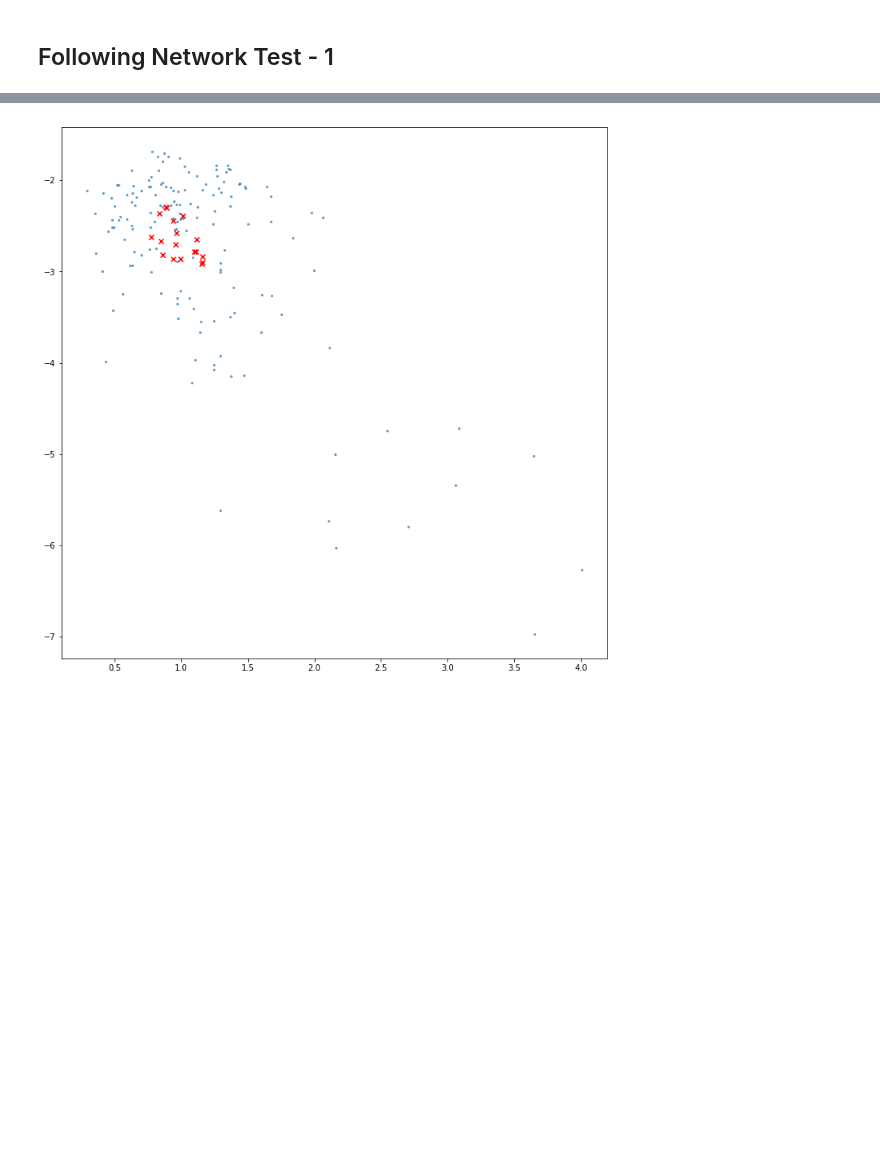
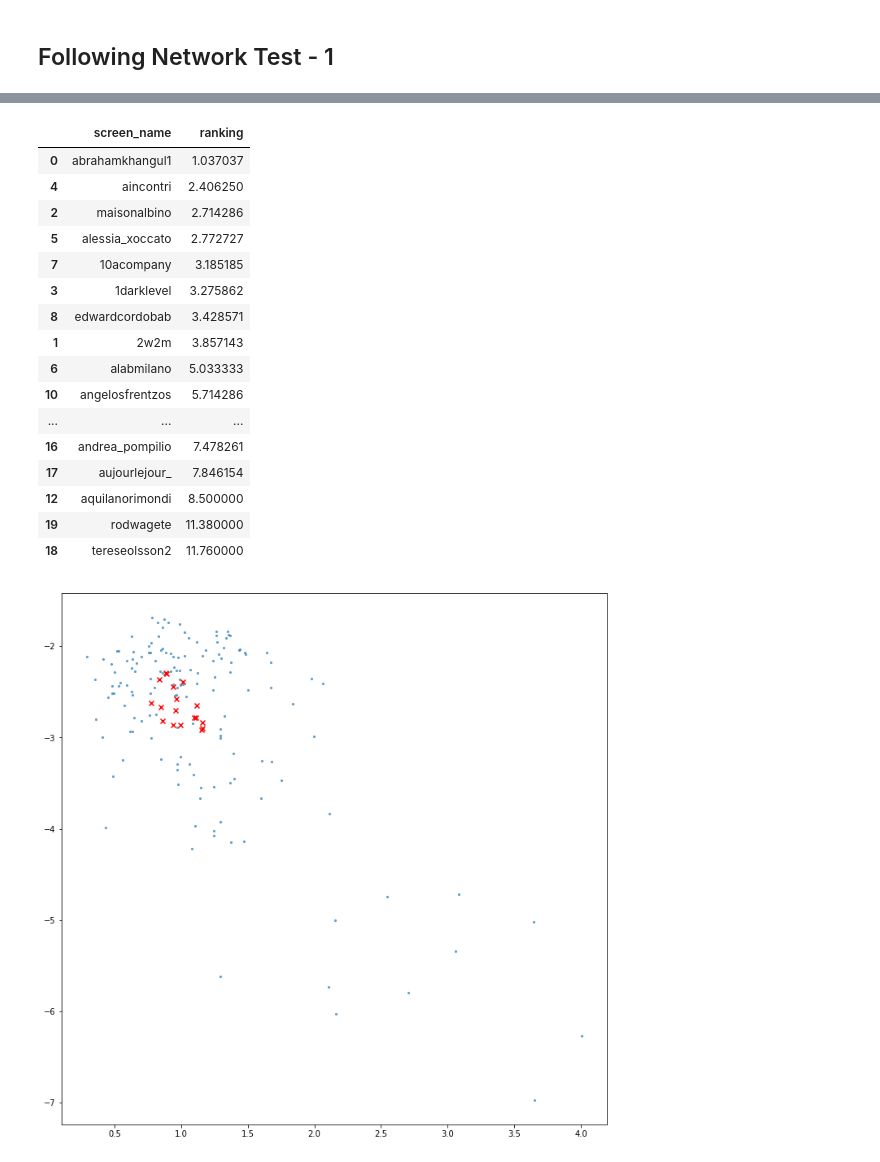
Before and after one commit to DataSciencePolimi/NetSKE, a Jupyter notebook: graphs/fashion/Fashion Domain - Test Network Features.ipynb, the cells around one changed output, grey strips where cells are left out. Cells and saved outputs as stored; diff of their text form; code cells hidden in the pictures; blank space fills up the shorter version.

```diff
--- a/graphs/fashion/Fashion Domain - Test Network Features.ipynb
+++ b/graphs/fashion/Fashion Domain - Test Network Features.ipynb
@@ -265,4 +285,24 @@ Average P@20: 9.00
 [figure]
+# %%
+extract_top_list(all_ranking, 20)
+# %% [output]
+|  | screen_name | ranking |
+| 0 | abrahamkhangul1 | 1.037037 |
+| 4 | aincontri | 2.406250 |
+| 2 | maisonalbino | 2.714286 |
+| 5 | alessia_xoccato | 2.772727 |
+| 7 | 10acompany | 3.185185 |
+| 3 | 1darklevel | 3.275862 |
+| 8 | edwardcordobab | 3.428571 |
+| 1 | 2w2m | 3.857143 |
+| 6 | alabmilano | 5.033333 |
+| 10 | angelosfrentzos | 5.714286 |
+| ... | ... | ... |
+| 16 | andrea_pompilio | 7.478261 |
+| 17 | aujourlejour_ | 7.846154 |
+| 12 | aquilanorimondi | 8.500000 |
+| 19 | rodwagete | 11.380000 |
+| 18 | tereseolsson2 | 11.760000 |
 # %%
 plotData(data[data['usertype'] == 'seed'], data[data['usertype']=='user'], header)
 # %% [output]
```
Also changed, not shown: parts of 18 cells of this notebook, 2 other files.
